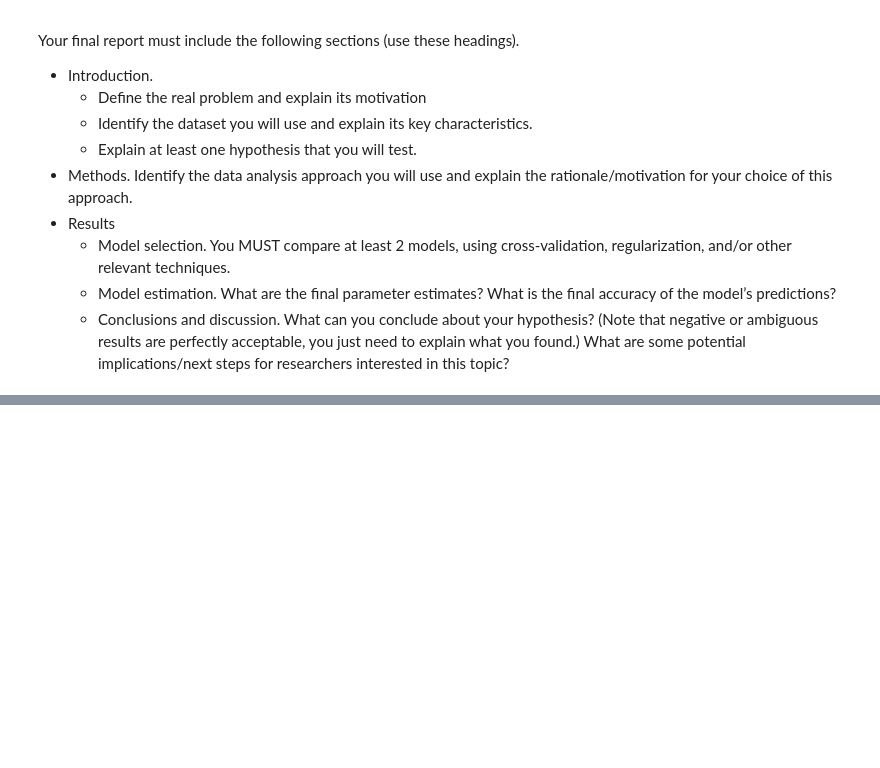
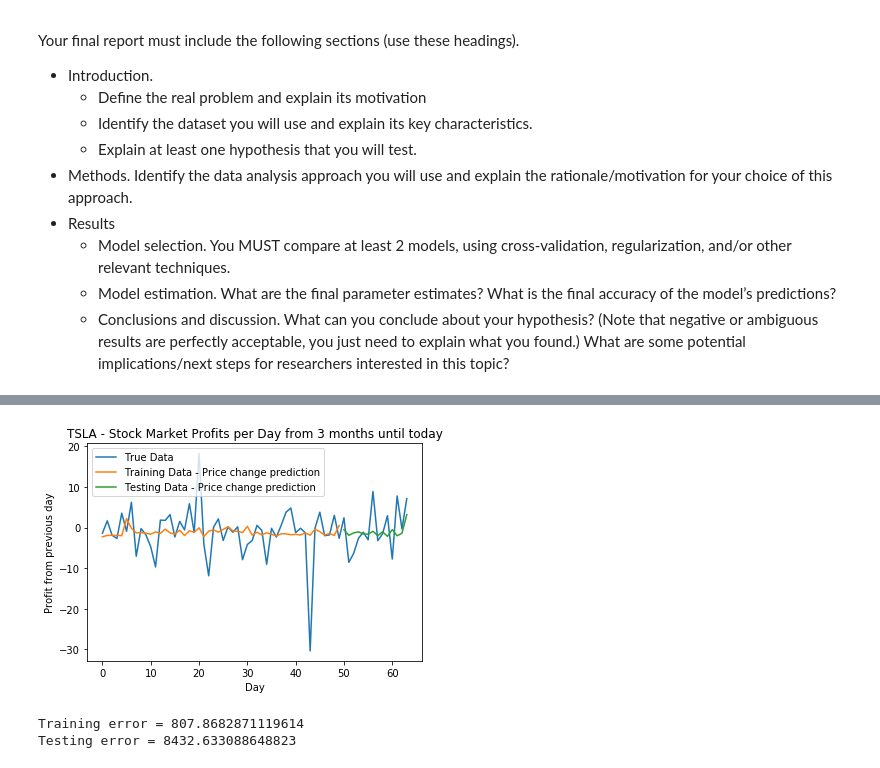
Before and after one commit to edwjchen/StockExploration, a Jupyter notebook: stockbot.ipynb, the cells around one changed output, grey strips where cells are left out. Saved outputs shown, nothing was run; the diff lists cells and outputs as text; code cells hidden in the pictures; blank space fills up the shorter version.

Commit message:
adding in new models to stockbot

```diff
--- a/stockbot.ipynb
+++ b/stockbot.ipynb
@@ -35,7 +40,7 @@ import pytrends
 # %%
 companies = ['tesla', 'facebook', 'microsoft', 'amazon', 'google', 'uber', 'lyft', 'apple', 'snap']
 key_terms = ['report', 'good', 'bad', 'up', 'down', 'stock']
-company_symbol = ['TSLA']#, 'FB', 'MSFT', 'AMZN', 'GOOGL', 'UBER', 'LYFT', 'AAPL', 'SNAP']
+company_symbol = ['TSLA', 'FB', 'MSFT', 'AMZN', 'GOOGL', 'UBER', 'LYFT', 'AAPL', 'SNAP']
 # %%
 #create kw_list
 kw_list = []
@@ -68,6 +93,9 @@ for i, symbol in enumerate(company_symbol):
             .format(ts, symbol, api_key, outputsize)
     r = requests.get(link)
     data = json.loads(r.text)
+    print(data)
+    if "Time Series (Daily)" not in data:
+        break
     stock_data_per_day = json.dumps(data["Time Series (Daily)"])
     df_temp = pd.read_json(stock_data_per_day).transpose()
     df_temp.reset_index(level=0, inplace=True)
@@ -142,8 +300,23 @@ for i in range(90, 1000, 10):
+# %%
+#plot data with training and test data
+clf = Ridge(alpha=510)
+clf.fit(X, y)
+plt.plot(range(64) , df_tesla["profit"], range(50), clf.predict(df_tesla_train[cols]), '-', range(50, 64), clf.predict(df_tesla_test[cols]), '-')
+plt.xlabel('Day')
+plt.ylabel('Profit from previous day')
+plt.title('TSLA - Stock Market Profits per Day from 3 months until today')
+plt.legend(["True Data","Training Data - Price change prediction", "Testing Data - Price change prediction"])
+plt.show()
+# %% [output]
+[figure, added]
 # %%
 #ridge regression
 X = df_tesla_train[cols]
 y = df_tesla_train['close']
-clf = Ridge(alpha=20000.0)
+clf = Ridge(alpha=510.0)
 clf.fit(X, y)
 print("Training error = "+str(mean_squared_error(clf.predict(df_tesla_train[cols]), df_tesla_train['close'])))
 print("Testing error = "+str(mean_squared_error(clf.predict(df_tesla_test[cols]), df_tesla_test['close'])))
+# %% [output]
+Training error = 807.8682871119614
+Testing error = 8432.633088648823
```
Also changed, not shown: parts of 38 cells of this notebook.
